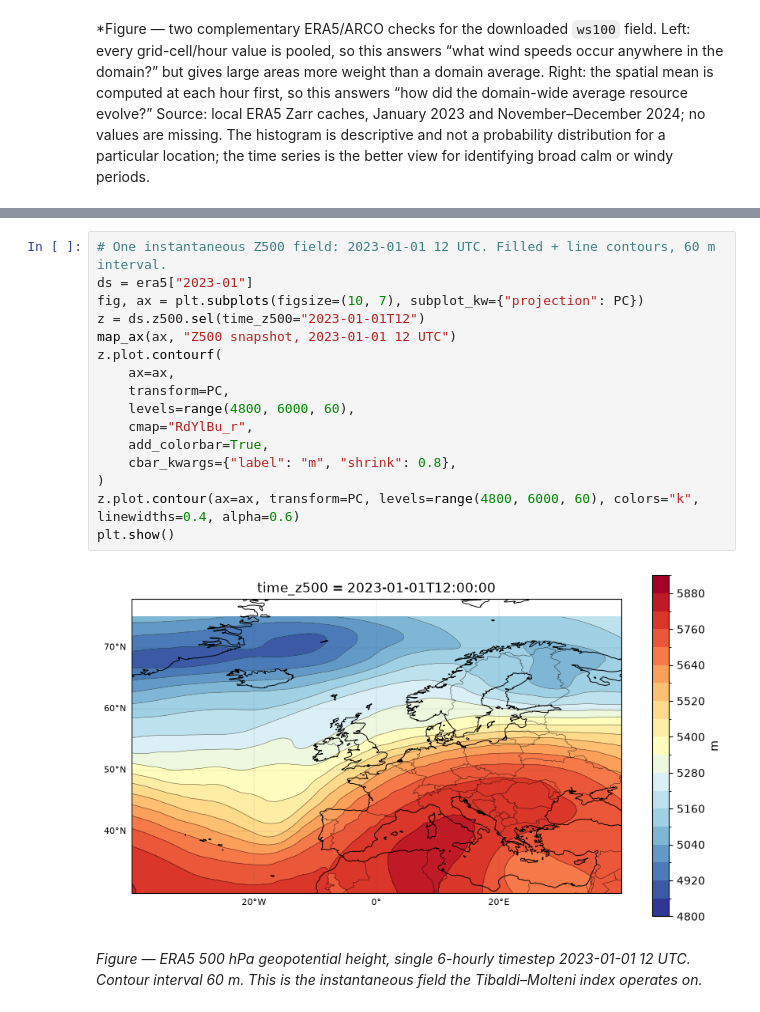
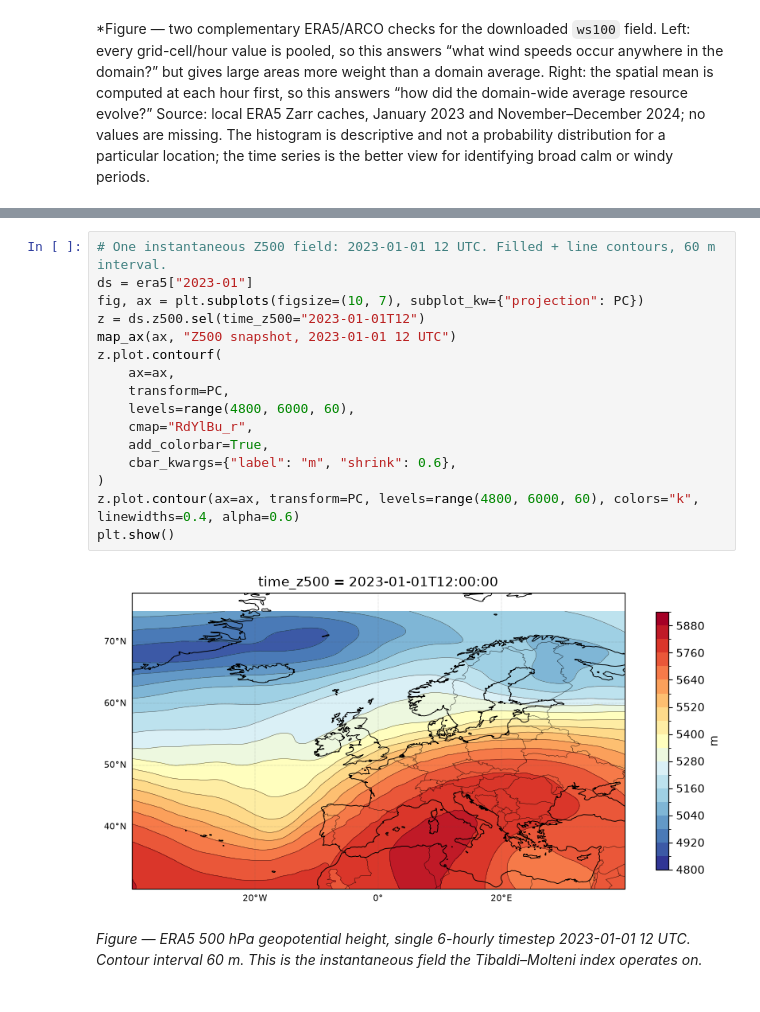
Before and after one commit to TunaHim/EuroGrid-Climate-Dynamics, a Jupyter notebook: notebooks/01_eda.ipynb, the cells around one changed output, grey strips where cells are left out. Drawn from its saved outputs; the diff is of its cells as text.

```diff
--- a/notebooks/01_eda.ipynb
+++ b/notebooks/01_eda.ipynb
@@ -308,21 +311,21 @@ How to read the map:
 # %%
 # One instantaneous Z500 field: 2023-01-01 12 UTC. Filled + line contours, 60 m interval.
 ds = era5["2023-01"]
 fig, ax = plt.subplots(figsize=(10, 7), subplot_kw={"projection": PC})
 z = ds.z500.sel(time_z500="2023-01-01T12")
 map_ax(ax, "Z500 snapshot, 2023-01-01 12 UTC")
 z.plot.contourf(
     ax=ax,
     transform=PC,
     levels=range(4800, 6000, 60),
     cmap="RdYlBu_r",
     add_colorbar=True,
-    cbar_kwargs={"label": "m", "shrink": 0.8},
+    cbar_kwargs={"label": "m", "shrink": 0.6},
 )
 z.plot.contour(ax=ax, transform=PC, levels=range(4800, 6000, 60), colors="k", linewidths=0.4, alpha=0.6)
 plt.show()
 # %% [output]
-[figure, old version]
+[figure, new version]
 # %% [markdown]
 *Figure — ERA5 500 hPa geopotential height, single 6-hourly timestep 2023-01-01 12 UTC.*
 *Contour interval 60 m. This is the instantaneous field the Tibaldi–Molteni index operates on.*
```
Also changed, not shown: parts of 10 cells of this notebook.
